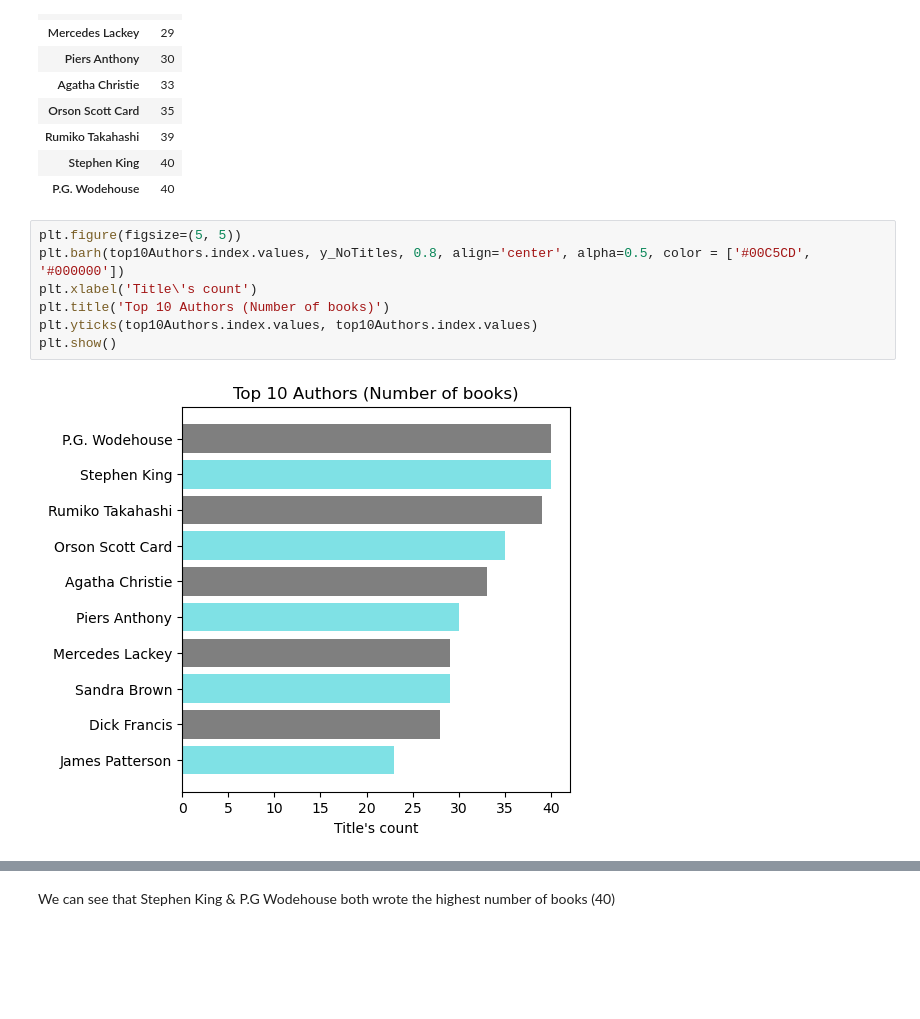
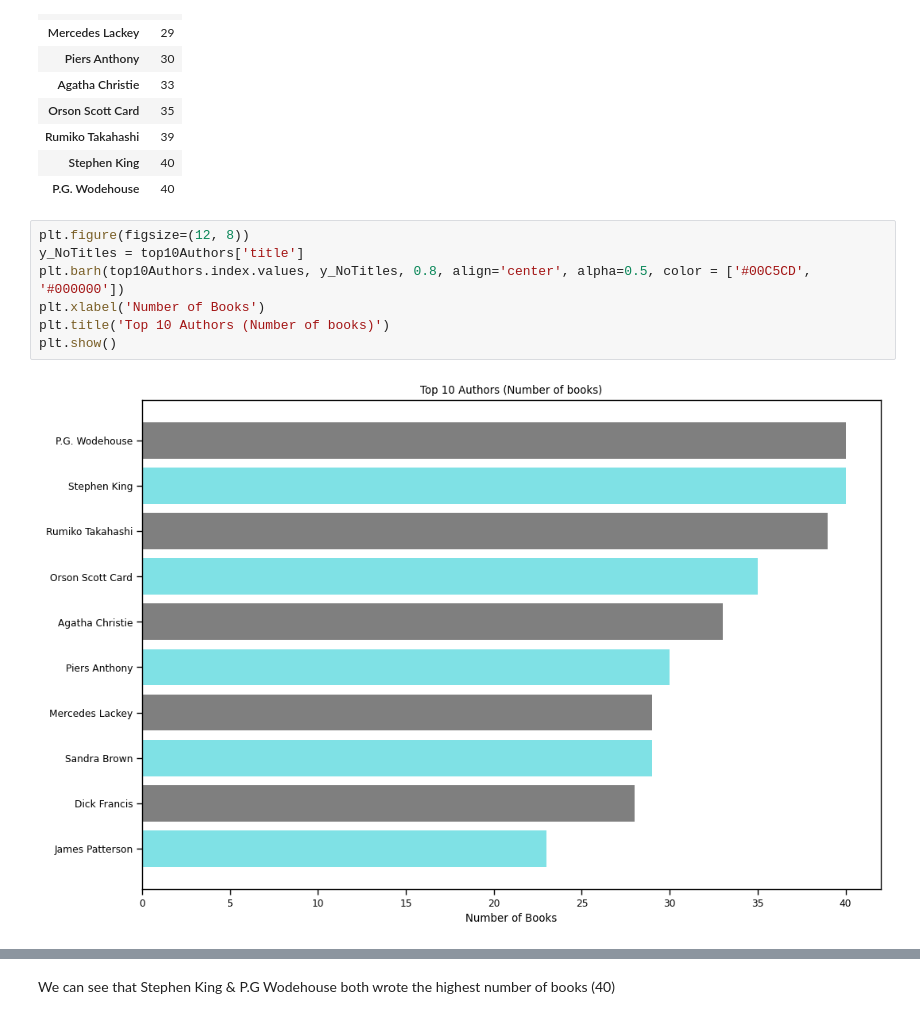
Before and after one commit to Ayanab01/BookClassificationModel, a Jupyter notebook: ML Project.ipynb, the cells around one changed output, grey strips where cells are left out. Drawn from its saved outputs; the diff is of its cells as text; blank space fills up the shorter version.

```diff
--- a/ML Project.ipynb
+++ b/ML Project.ipynb
@@ -325,11 +325,11 @@ top10Authors
 | Stephen King | 40 |
 | P.G. Wodehouse | 40 |
 # %%
-plt.figure(figsize=(5, 5))
+plt.figure(figsize=(12, 8))
+y_NoTitles = top10Authors['title']
 plt.barh(top10Authors.index.values, y_NoTitles, 0.8, align='center', alpha=0.5, color = ['#00C5CD', '#000000'])
-plt.xlabel('Title\'s count')
+plt.xlabel('Number of Books')
 plt.title('Top 10 Authors (Number of books)')
-plt.yticks(top10Authors.index.values, top10Authors.index.values)
 plt.show()
 # %% [output]
-[figure, old version]
+[figure, new version]
```
Also changed, not shown: parts of 45 cells of this notebook.
